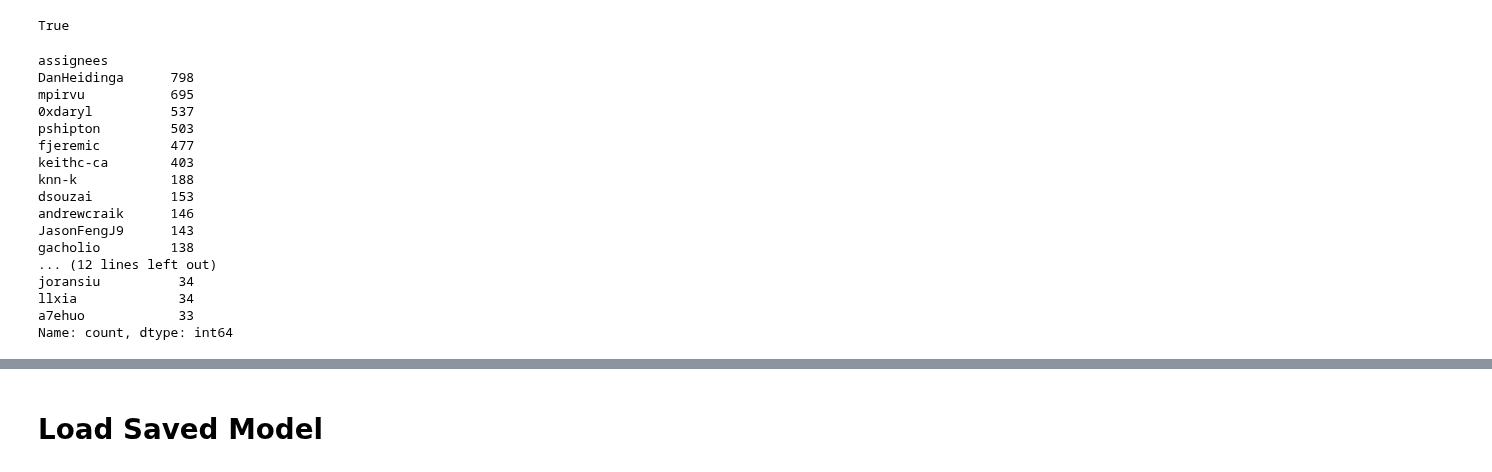
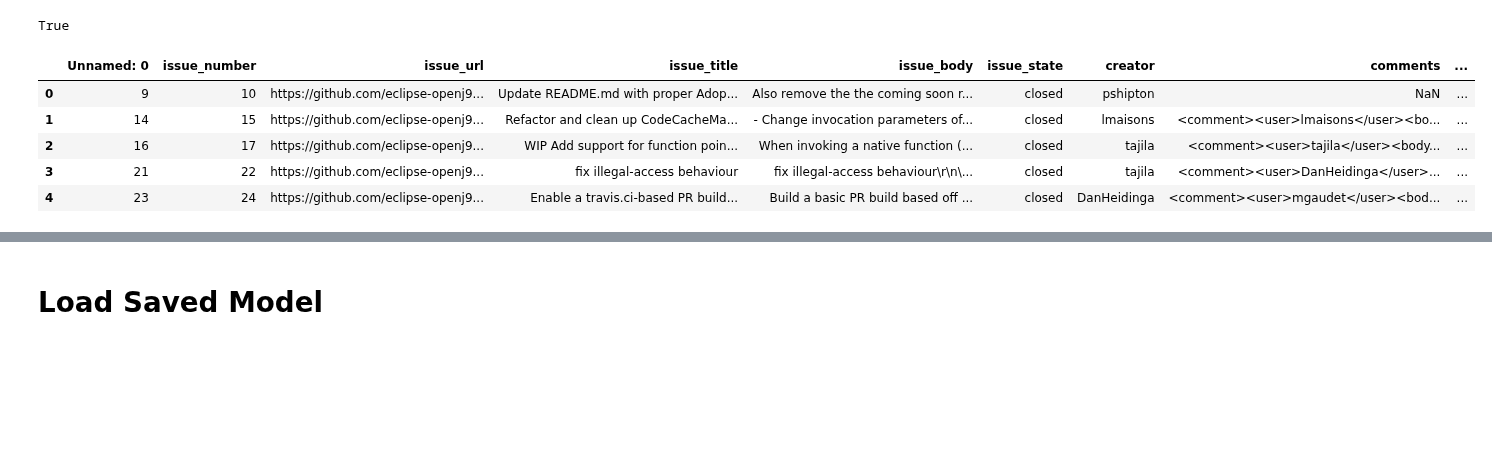
Before and after one commit to afifaniks/triagerX, a Jupyter notebook: notebook/openj9/bert_developer_recommendation_openj9.ipynb, the cells around one changed output, grey strips where cells are left out. Saved outputs shown, nothing was run; the diff lists cells and outputs as text; code cells hidden in the pictures; blank space fills up the shorter version.

```diff
--- a/notebook/openj9/bert_developer_recommendation_openj9.ipynb
+++ b/notebook/openj9/bert_developer_recommendation_openj9.ipynb
@@ -49,21 +55,10 @@ df = prepare_dataframe(df)
 df = clean_data(df)
-# %%
-df["assignees"].value_counts()
-# %% [output]
-assignees
-DanHeidinga      798
-mpirvu           695
-0xdaryl          537
-pshipton         503
-fjeremic         477
-keithc-ca        403
-knn-k            188
-dsouzai          153
-andrewcraik      146
-JasonFengJ9      143
-gacholio         138
-... (12 lines left out)
-joransiu          34
-llxia             34
-a7ehuo            33
-Name: count, dtype: int64
+# %%
+df.head()
+# %% [output]
+|  | Unnamed: 0 | issue_number | issue_url | issue_title | issue_body | issue_state | creator | comments | ... |
+| 0 | 9 | 10 | https://github.com/eclipse-openj9... | Update README.md with proper Adop... | Also remove the the coming soon r... | closed | pshipton | NaN | ... |
+| 1 | 14 | 15 | https://github.com/eclipse-openj9... | Refactor and clean up CodeCacheMa... | - Change invocation parameters of... | closed | lmaisons | <comment><user>lmaisons</user><bo... | ... |
+| 2 | 16 | 17 | https://github.com/eclipse-openj9... | WIP Add support for function poin... | When invoking a native function (... | closed | tajila | <comment><user>tajila</user><body... | ... |
+| 3 | 21 | 22 | https://github.com/eclipse-openj9... | fix illegal-access behaviour | fix illegal-access behaviour\r\n\... | closed | tajila | <comment><user>DanHeidinga</user>... | ... |
+| 4 | 23 | 24 | https://github.com/eclipse-openj9... | Enable a travis.ci-based PR build... | Build a basic PR build based off ... | closed | DanHeidinga | <comment><user>mgaudet</user><bod... | ... |
```
Also changed, not shown: parts of 25 cells of this notebook, 1 other file.
